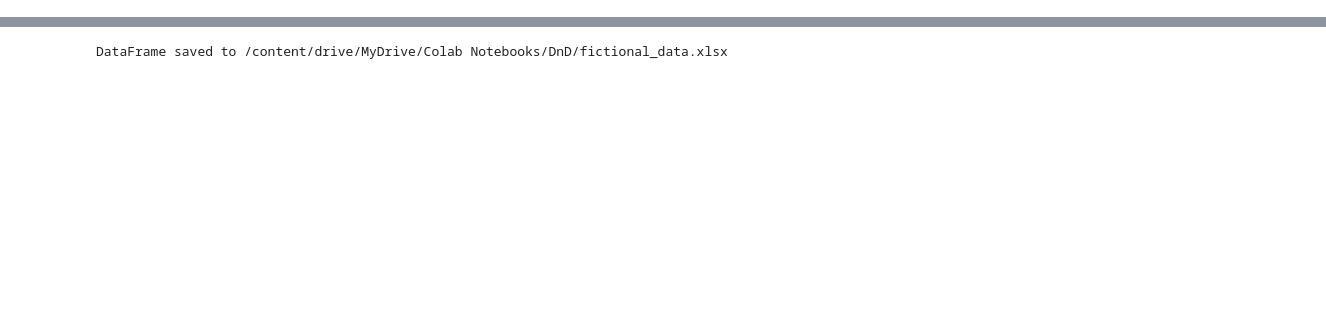
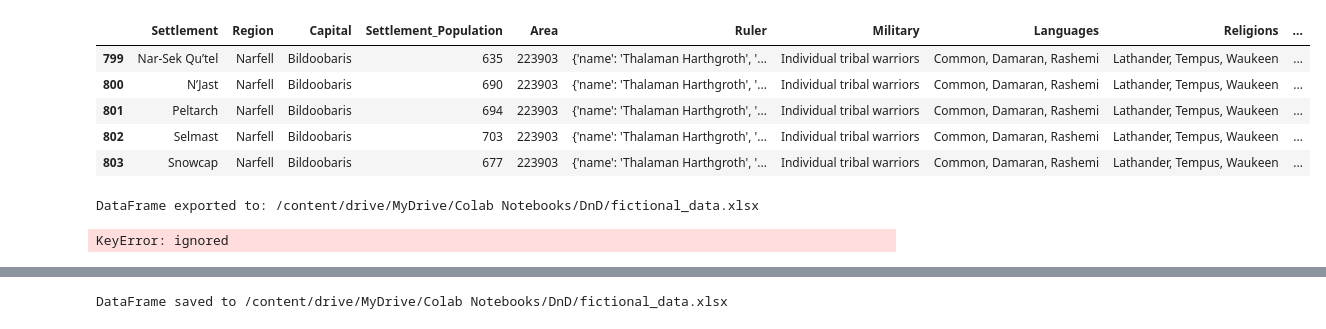
Before and after one commit to jbloewencolon/Creating-Dataset-for-The-Socioeconomics-of-Faerun, a Jupyter notebook: DnD_Dataset_Engineering.ipynb, the cells around one changed output, grey strips where cells are left out. Drawn from its saved outputs; the diff is of its cells as text; code cells hidden in the pictures; blank space fills up the shorter version.

```diff
--- a/DnD_Dataset_Engineering.ipynb
+++ b/DnD_Dataset_Engineering.ipynb
@@ -7,3 +7,8 @@ import random
 # %%
 # Define the file path (it seems you've already specified it)
 file_path = '/content/drive/MyDrive/Colab Notebooks/DnD/fictional_data.xlsx'
+
+# Read the Excel file into a DataFrame
+df = pd.read_excel(file_path)
+
+df.info()
@@ -302,0 +42,32 @@ df = generate_dataset()
+# %%
+# Define a function to randomize population within a 3-5% range
+def randomize_population(population):
+    lower_limit = population * 0.95  # 5% lower limit
+    upper_limit = population * 1.03  # 3% upper limit
+    return random.randint(int(lower_limit), int(upper_limit))
+
+# Apply the randomization function to each settlement's population
+df['Settlement_Population'] = df['Settlement_Population'].apply(randomize_population)
+
+# Calculate the updated "Region_Population" for each settlement's region
+region_populations = df.groupby('Region')['Settlement_Population'].sum().reset_index()
+region_populations['Settlement_Population'] = region_populations['Settlement_Population'].astype(int)
+
+# Merge the updated region populations with the original DataFrame
+df = pd.merge(df, region_populations, on='Region', how='left')
+
+# Drop the original "Region_Population" column
+df.drop(columns=['Region_Population'], inplace=True)
+
+# Rename the merged column to 'Region_Population'
+df.rename(columns={'Settlement_Population_y': 'Region_Population'}, inplace=True)
+df.rename(columns={'Settlement_Population_x': 'Settlement_Population'}, inplace=True)
+# %%
+df.tail()
+# %% [output]
+|  | Settlement | Region | Capital | Settlement_Population | Area | Ruler | Military | Languages | Religions | ... |
+| 799 | Nar-Sek Qu’tel | Narfell | Bildoobaris | 635 | 223903 | {'name': 'Thalaman Harthgroth', '... | Individual tribal warriors | Common, Damaran, Rashemi | Lathander, Tempus, Waukeen | ... |
+| 800 | N’Jast | Narfell | Bildoobaris | 690 | 223903 | {'name': 'Thalaman Harthgroth', '... | Individual tribal warriors | Common, Damaran, Rashemi | Lathander, Tempus, Waukeen | ... |
+| 801 | Peltarch | Narfell | Bildoobaris | 694 | 223903 | {'name': 'Thalaman Harthgroth', '... | Individual tribal warriors | Common, Damaran, Rashemi | Lathander, Tempus, Waukeen | ... |
+| 802 | Selmast | Narfell | Bildoobaris | 703 | 223903 | {'name': 'Thalaman Harthgroth', '... | Individual tribal warriors | Common, Damaran, Rashemi | Lathander, Tempus, Waukeen | ... |
+| 803 | Snowcap | Narfell | Bildoobaris | 677 | 223903 | {'name': 'Thalaman Harthgroth', '... | Individual tribal warriors | Common, Damaran, Rashemi | Lathander, Tempus, Waukeen | ... |
@@ -302,0 +118,25 @@ df = generate_dataset()
+# %%
+# File path
+file_path = '/content/drive/MyDrive/Colab Notebooks/DnD/fictional_data.xlsx'
+
+# Export DataFrame to Excel
+df.to_excel(file_path, index=False)
+
+print(f'DataFrame exported to: {file_path}')
+# %% [output]
+DataFrame exported to: /content/drive/MyDrive/Colab Notebooks/DnD/fictional_data.xlsx
+# %%
+# Function to adjust Region_Economy by multiplying with the number of settlements
+def adjust_economy(row):
+    return row['Region_Economy'] * row['Settlement_y']
+
+# Calculate unique number of settlements per region
+settlement_counts = df.groupby('Region')['Settlement_y'].nunique().reset_index()
+
+# Merge settlement counts with the original DataFrame
+df = pd.merge(df, settlement_counts, on='Region')
+
+# Apply the function to modify Region_Economy
+df['Region_Economy'] = df.apply(adjust_economy, axis=1)
+# %% [output]
+KeyError: ignored
```
Also changed, not shown: parts of 37 cells of this notebook.
